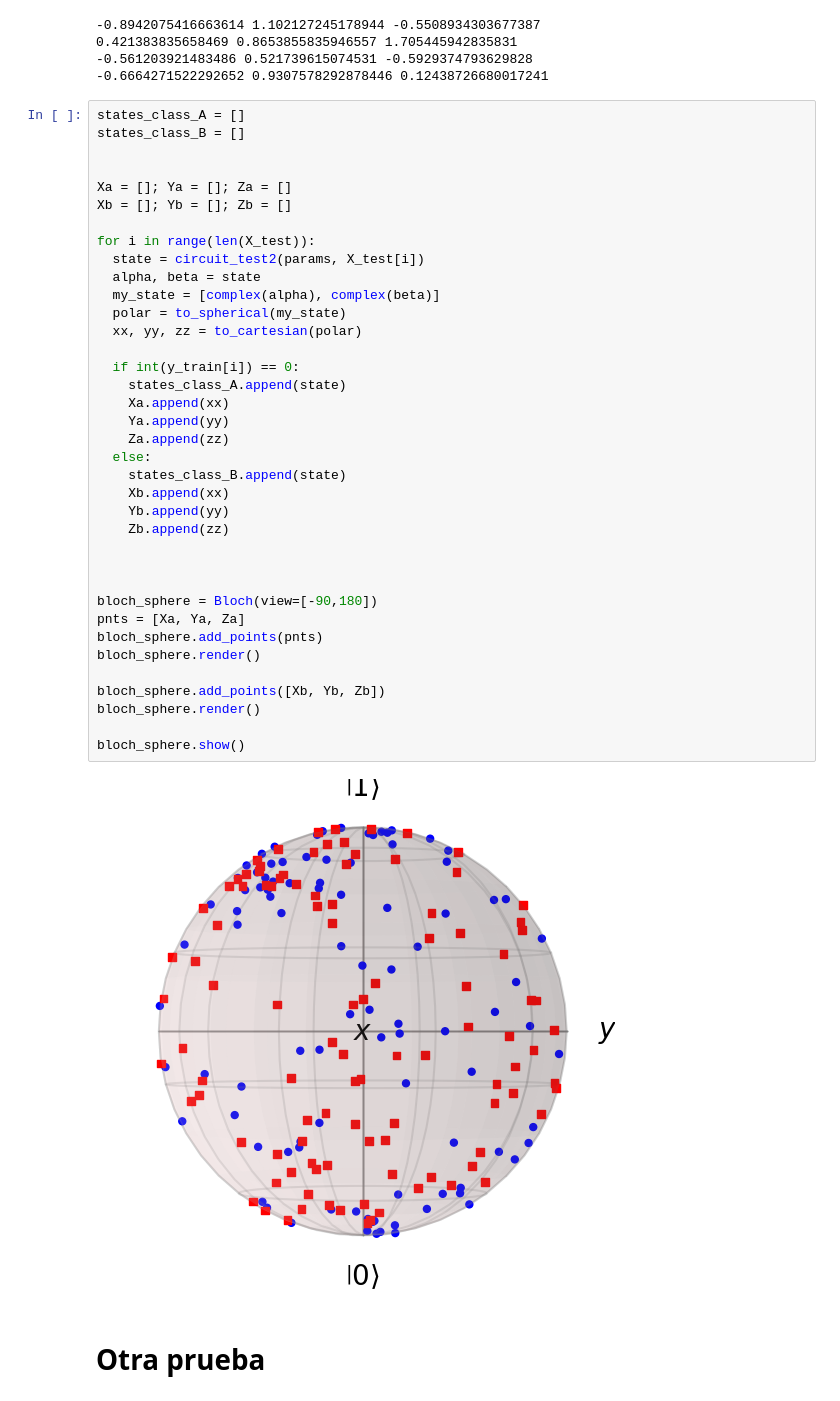
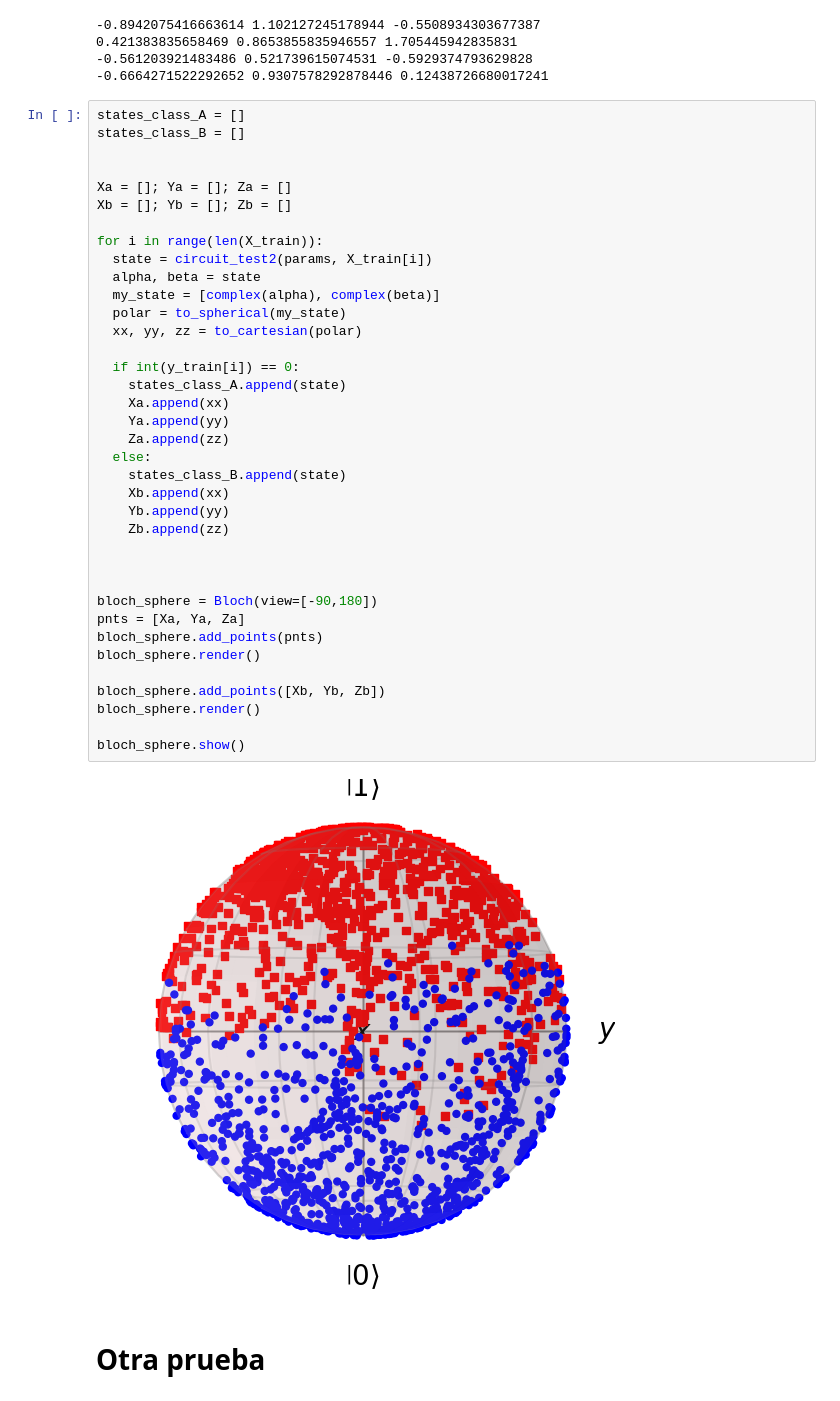
Before and after one commit to 6arlos6/Quantum_machin_learning_Quantum_dots, a Jupyter notebook: Pruebas_DRC.ipynb, the cells around one changed output. Drawn from its saved outputs; the diff is of its cells as text.

```diff
--- a/Pruebas_DRC.ipynb
+++ b/Pruebas_DRC.ipynb
@@ -506,37 +524,37 @@ states_class_B = []
 Xa = []; Ya = []; Za = []
 Xb = []; Yb = []; Zb = []
 
-for i in range(len(X_test)):
-  state = circuit_test2(params, X_test[i])
+for i in range(len(X_train)):
+  state = circuit_test2(params, X_train[i])
   alpha, beta = state
   my_state = [complex(alpha), complex(beta)]
   polar = to_spherical(my_state)
   xx, yy, zz = to_cartesian(polar)
 
   if int(y_train[i]) == 0:
     states_class_A.append(state)
     Xa.append(xx)
     Ya.append(yy)
     Za.append(zz)
   else:
     states_class_B.append(state)
     Xb.append(xx)
     Yb.append(yy)
     Zb.append(zz)
 
 
 
 bloch_sphere = Bloch(view=[-90,180])
 pnts = [Xa, Ya, Za]
 bloch_sphere.add_points(pnts)
 bloch_sphere.render()
 
 bloch_sphere.add_points([Xb, Yb, Zb])
 bloch_sphere.render()
 
 bloch_sphere.show()
 # %% [output]
-[figure, old version]
+[figure, new version]
 # %% [markdown]
 # Otra prueba
 # %%
```
Also changed, not shown: parts of 3 cells of this notebook.
